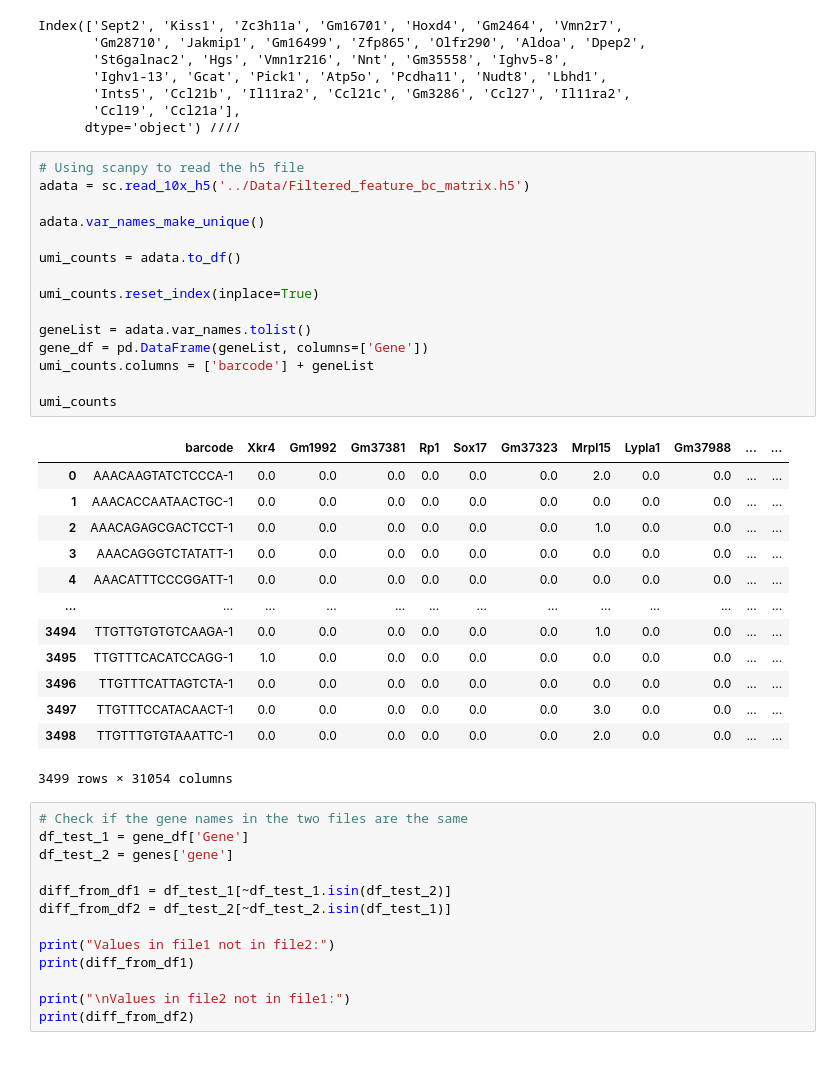
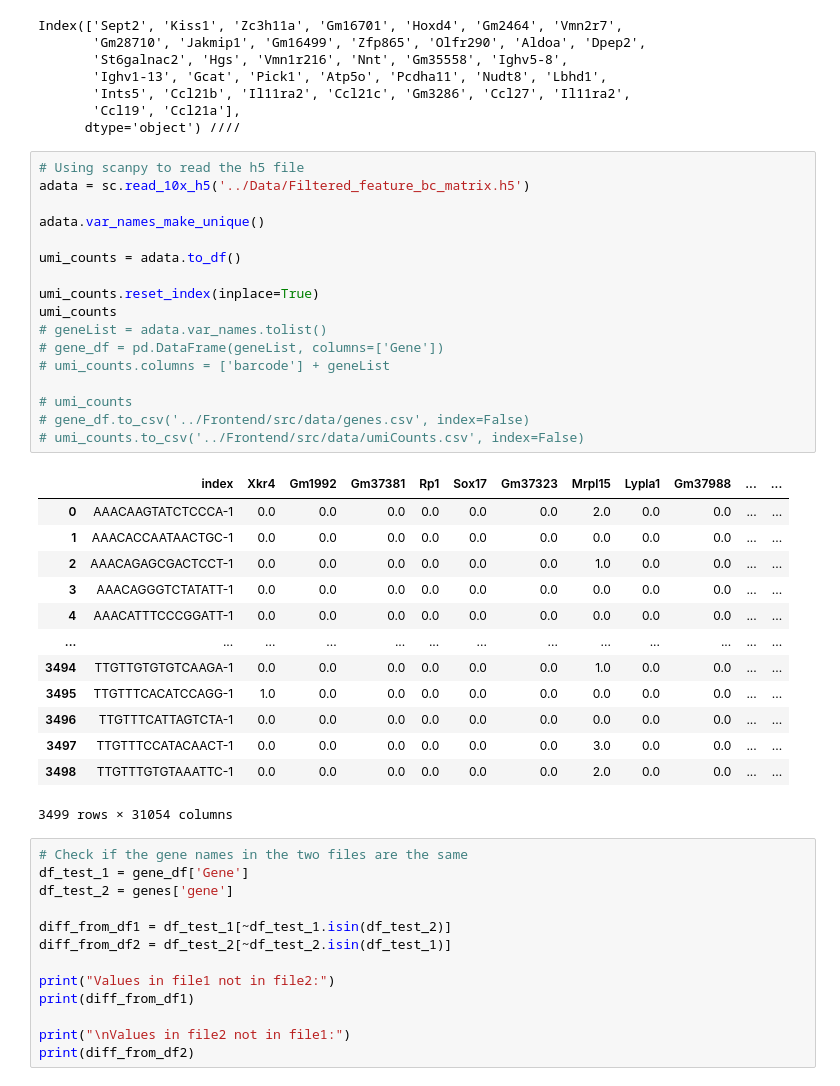
Before and after one commit to ScheWann/A-Part-to-Whole-Circular-Cell-Explorer, a Jupyter notebook: RedesignChallenge/Python/process.ipynb, the cells around one changed output. Cells and saved outputs as stored; diff of their text form.

Commit message:
process gene expression data

```diff
--- a/RedesignChallenge/Python/process.ipynb
+++ b/RedesignChallenge/Python/process.ipynb
@@ -257,20 +256,22 @@ Index(['Sept2', 'Kiss1', 'Zc3h11a', 'Gm16701', 'Hoxd4', 'Gm2464', 'Vmn2r7',
 # %%
 # Using scanpy to read the h5 file
 adata = sc.read_10x_h5('../Data/Filtered_feature_bc_matrix.h5')
 
 adata.var_names_make_unique()
 
 umi_counts = adata.to_df()
 
 umi_counts.reset_index(inplace=True)
+umi_counts
+# geneList = adata.var_names.tolist()
+# gene_df = pd.DataFrame(geneList, columns=['Gene'])
+# umi_counts.columns = ['barcode'] + geneList
 
-geneList = adata.var_names.tolist()
-gene_df = pd.DataFrame(geneList, columns=['Gene'])
-umi_counts.columns = ['barcode'] + geneList
-
-umi_counts
+# umi_counts
+# gene_df.to_csv('../Frontend/src/data/genes.csv', index=False)
+# umi_counts.to_csv('../Frontend/src/data/umiCounts.csv', index=False)
 # %% [output]
-|  | barcode | Xkr4 | Gm1992 | Gm37381 | Rp1 | Sox17 | Gm37323 | Mrpl15 | Lypla1 | Gm37988 | ... | ... |
+|  | index | Xkr4 | Gm1992 | Gm37381 | Rp1 | Sox17 | Gm37323 | Mrpl15 | Lypla1 | Gm37988 | ... | ... |
 | 0 | AAACAAGTATCTCCCA-1 | 0.0 | 0.0 | 0.0 | 0.0 | 0.0 | 0.0 | 2.0 | 0.0 | 0.0 | ... | ... |
 | 1 | AAACACCAATAACTGC-1 | 0.0 | 0.0 | 0.0 | 0.0 | 0.0 | 0.0 | 0.0 | 0.0 | 0.0 | ... | ... |
 | 2 | AAACAGAGCGACTCCT-1 | 0.0 | 0.0 | 0.0 | 0.0 | 0.0 | 0.0 | 1.0 | 0.0 | 0.0 | ... | ... |
```
Also changed, not shown: parts of 2 cells of this notebook, 1 other file.
